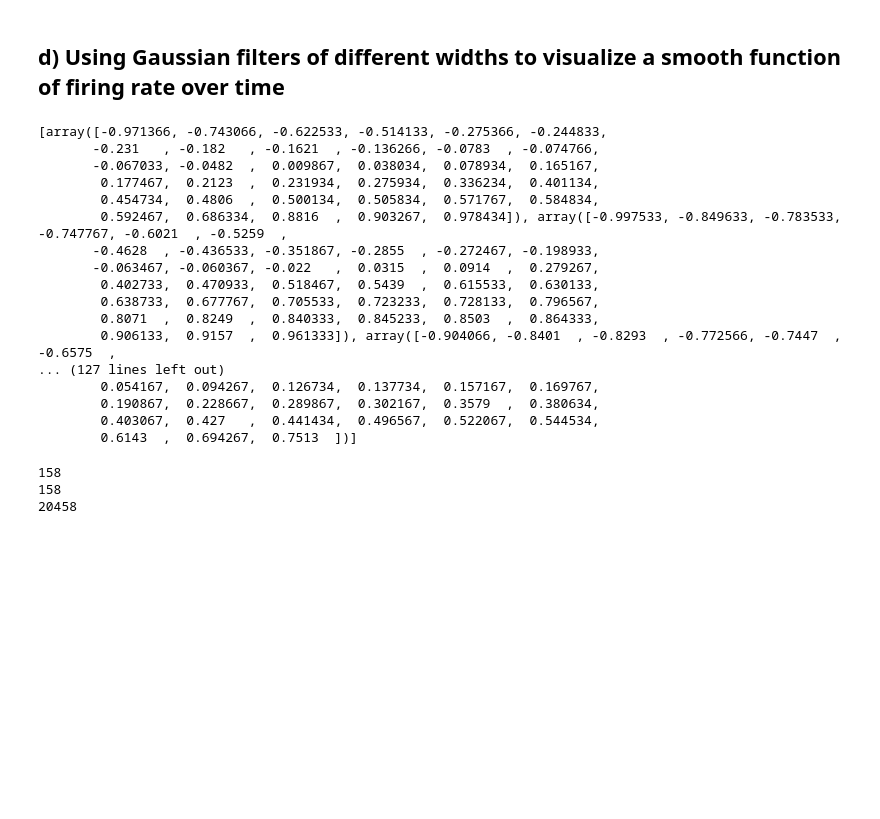
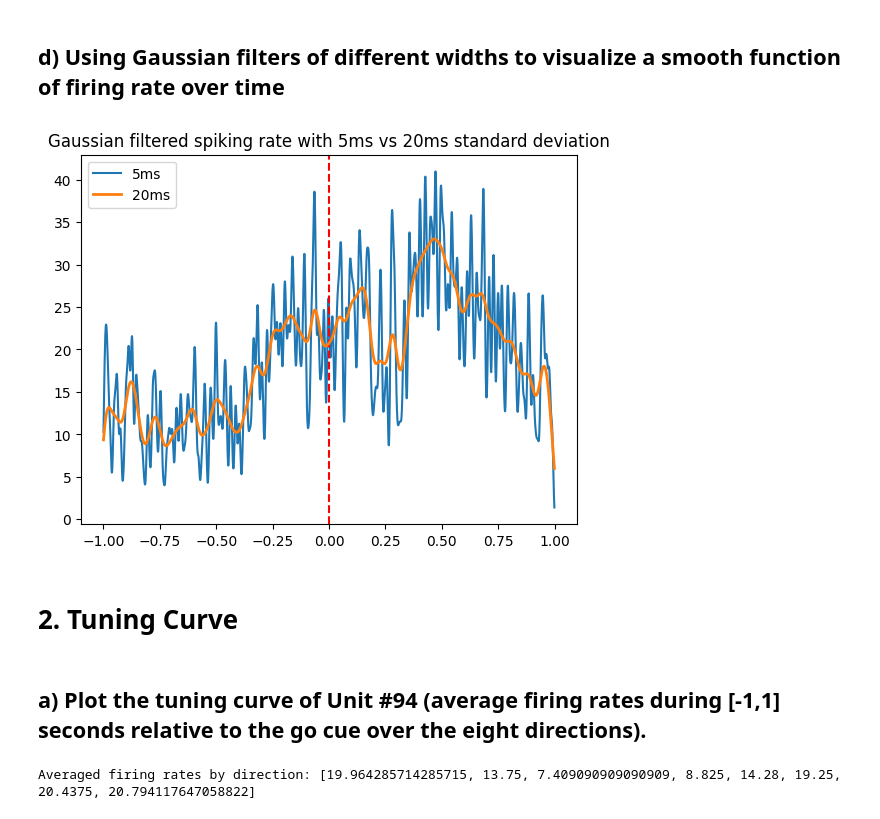
Before and after one commit to ssocolow/comp-neuro, a Jupyter notebook: assignment_03_comp_neuro.ipynb, the cells around one changed output. Cells and saved outputs as stored; diff of their text form; code cells hidden in the pictures; blank space fills up the shorter version.

```diff
--- a/assignment_03_comp_neuro.ipynb
+++ b/assignment_03_comp_neuro.ipynb
@@ -79,30 +76,43 @@ from scipy.ndimage import gaussian_filter
 # %%
-smooth5ms_spikes = [gaussian_filter(spike_train, 0.05) for spike_train in relative_spikes]
-print(smooth5ms_spikes)
-# I could np convolve with a gaussian or I could use scipy but would need to make a bin size for the resolution of the graph
+spacing = np.arange(-1,1,0.001)
+smooth5ms_spikes = [gauss_kernel(spike_train, spacing, bandwidth=0.005) for spike_train in relative_spikes]
+averaged5ms = np.zeros(spacing.shape)
+for spike_train in smooth5ms_spikes:
+    averaged5ms += spike_train
+averaged5ms = averaged5ms / len(smooth5ms_spikes)
+plt.plot(spacing, averaged5ms, label="5ms");
+plt.axvline(x=0, color='red', linestyle='--', linewidth=1.5);
+plt.title("Gaussian filtered spiking rate with 5ms standard deviation");
+
+smooth20ms_spikes = [gauss_kernel(spike_train, spacing, bandwidth=0.02) for spike_train in relative_spikes]
+averaged20ms = np.zeros(spacing.shape)
+for spike_train in smooth20ms_spikes:
+    averaged20ms += spike_train
+averaged20ms = averaged20ms / len(smooth20ms_spikes)
+plt.plot(spacing, averaged20ms, lw=2, label="20ms");
+plt.legend();
+plt.title("Gaussian filtered spiking rate with 5ms vs 20ms standard deviation");
+plt.show();
 # %% [output]
-[array([-0.971366, -0.743066, -0.622533, -0.514133, -0.275366, -0.244833,
-       -0.231   , -0.182   , -0.1621  , -0.136266, -0.0783  , -0.074766,
-       -0.067033, -0.0482  ,  0.009867,  0.038034,  0.078934,  0.165167,
-        0.177467,  0.2123  ,  0.231934,  0.275934,  0.336234,  0.401134,
-        0.454734,  0.4806  ,  0.500134,  0.505834,  0.571767,  0.584834,
-        0.592467,  0.686334,  0.8816  ,  0.903267,  0.978434]), array([-0.997533, -0.849633, -0.783533, -0.747767, -0.6021  , -0.5259  ,
-       -0.4628  , -0.436533, -0.351867, -0.2855  , -0.272467, -0.198933,
-       -0.063467, -0.060367, -0.022   ,  0.0315  ,  0.0914  ,  0.279267,
-        0.402733,  0.470933,  0.518467,  0.5439  ,  0.615533,  0.630133,
-        0.638733,  0.677767,  0.705533,  0.723233,  0.728133,  0.796567,
-        0.8071  ,  0.8249  ,  0.840333,  0.845233,  0.8503  ,  0.864333,
-        0.906133,  0.9157  ,  0.961333]), array([-0.904066, -0.8401  , -0.8293  , -0.772566, -0.7447  , -0.6575  ,
-... (127 lines left out)
-        0.054167,  0.094267,  0.126734,  0.137734,  0.157167,  0.169767,
-        0.190867,  0.228667,  0.289867,  0.302167,  0.3579  ,  0.380634,
-        0.403067,  0.427   ,  0.441434,  0.496567,  0.522067,  0.544534,
-        0.6143  ,  0.694267,  0.7513  ])]
+[figure, added]
-# %%
-print(len(go_info))
-print(len(direction))
-print(len(neuron94))
-# %% [output]
-158
-158
-20458
+# %% [markdown]
+# 2. Tuning Curve
+# %% [markdown]
+## a) Plot the tuning curve of Unit #94 (average firing rates during [-1,1] seconds relative to the go cue over the eight directions).
+# %%
+# hold all the directions
+directions = [1,2,3,4,5,6,7,8]
+big_indicies = [np.where(direction == d) for d in directions]
+go_cues = [go_info[i] for i in big_indicies]
+
+average_rates = []
+# find the trial average rate for each direction, plotting it and fitting the curve
+for dir in go_cues:
+    rate_holder = []
+    for cue in dir:
+        idxs = np.where(abs(neuron94 - cue) <= 1)
+        rate_holder.append(len(neuron94[idxs]) / 2.0)
+    average_rates.append(sum(rate_holder) / len(rate_holder))
+print(f"Averaged firing rates by direction: {average_rates}")
+# %% [output]
+Averaged firing rates by direction: [19.964285714285715, 13.75, 7.409090909090909, 8.825, 14.28, 19.25, 20.4375, 20.794117647058822]
```
Also changed, not shown: parts of 10 cells of this notebook, 1 other file.
